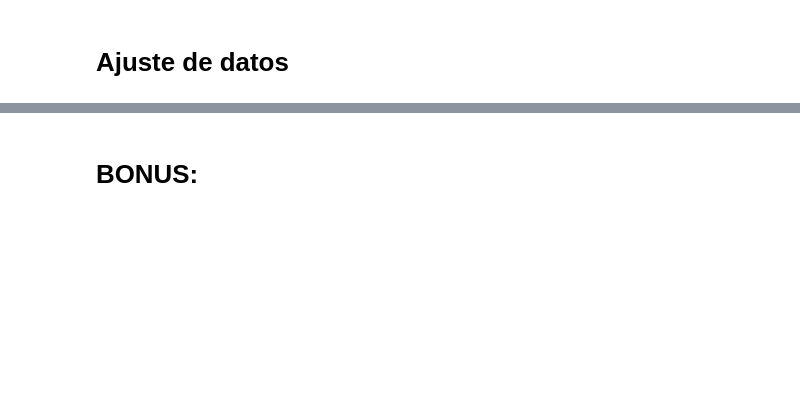
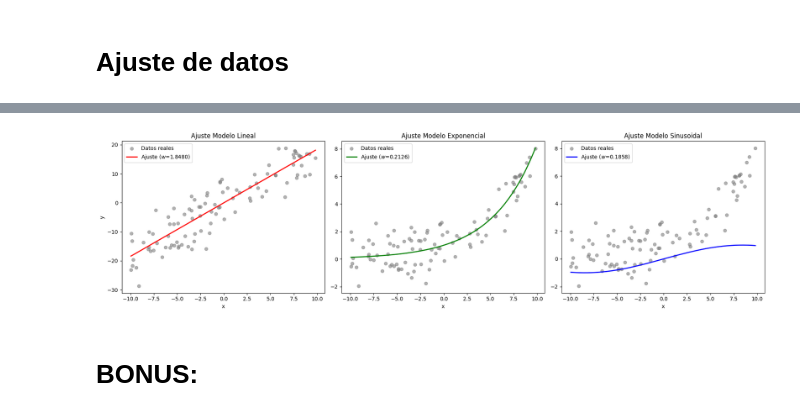
Before and after one commit to Agus1441/Calculo_Aplicado_Tarea_2, a Jupyter notebook: project.ipynb, the cells around one changed output, grey strips where cells are left out. Saved outputs shown, nothing was run; the diff lists cells and outputs as text; code cells hidden in the pictures; blank space fills up the shorter version.

```diff
--- a/project.ipynb
+++ b/project.ipynb
@@ -375,2 +458,40 @@ w = Variable()
+# %%
+fig, axes = plt.subplots(1, 3, figsize=(18, 5))
+
+ax = axes[0]
+ax.scatter(df_linear["x"], df_linear["y"], color="gray", alpha=0.6, label="Datos reales")
+x_plot = np.linspace(df_linear["x"].min(), df_linear["x"].max(), 200)
+y_plot = modelo_lineal(x_plot, w_opt_linear)
+ax.plot(x_plot, y_plot, color="red", linewidth=2, label=f"Ajuste ($w$={w_opt_linear:.4f})")
+ax.set_title("Ajuste Modelo Lineal")
+ax.set_xlabel("x")
+ax.set_ylabel("y")
+ax.legend()
+
+
+ax = axes[1]
+ax.scatter(df_exp["x"], df_exp["y"], color="gray", alpha=0.6, label="Datos reales")
+x_plot = np.linspace(df_exp["x"].min(), df_exp["x"].max(), 200)
+# Nota: Si tu función 'modelo_exp' usa el objeto 'exp' de tu librería simbólica,
+# aquí puedes usar np.exp para que sea compatible con vectores de numpy.
+y_plot = np.exp(w_opt_exp * x_plot)
+ax.plot(x_plot, y_plot, color="green", linewidth=2, label=f"Ajuste ($w$={w_opt_exp:.4f})")
+ax.set_title("Ajuste Modelo Exponencial")
+ax.set_xlabel("x")
+ax.legend()
+
+ax = axes[2]
+ax.scatter(df_sin["x"], df_sin["y"], color="gray", alpha=0.6, label="Datos reales")
+x_plot = np.linspace(df_sin["x"].min(), df_sin["x"].max(), 500) # Más puntos para la onda
+y_plot = np.sin(w_opt_sin * x_plot)
+ax.plot(x_plot, y_plot, color="blue", linewidth=2, label=f"Ajuste ($w$={w_opt_sin:.4f})")
+ax.set_title("Ajuste Modelo Sinusoidal")
+ax.set_xlabel("x")
+ax.legend()
+
+plt.tight_layout()
+plt.show()
+# %% [output]
+[figure, added]
 # %% [markdown]
 # BONUS:
```
Also changed, not shown: parts of 6 cells of this notebook.
